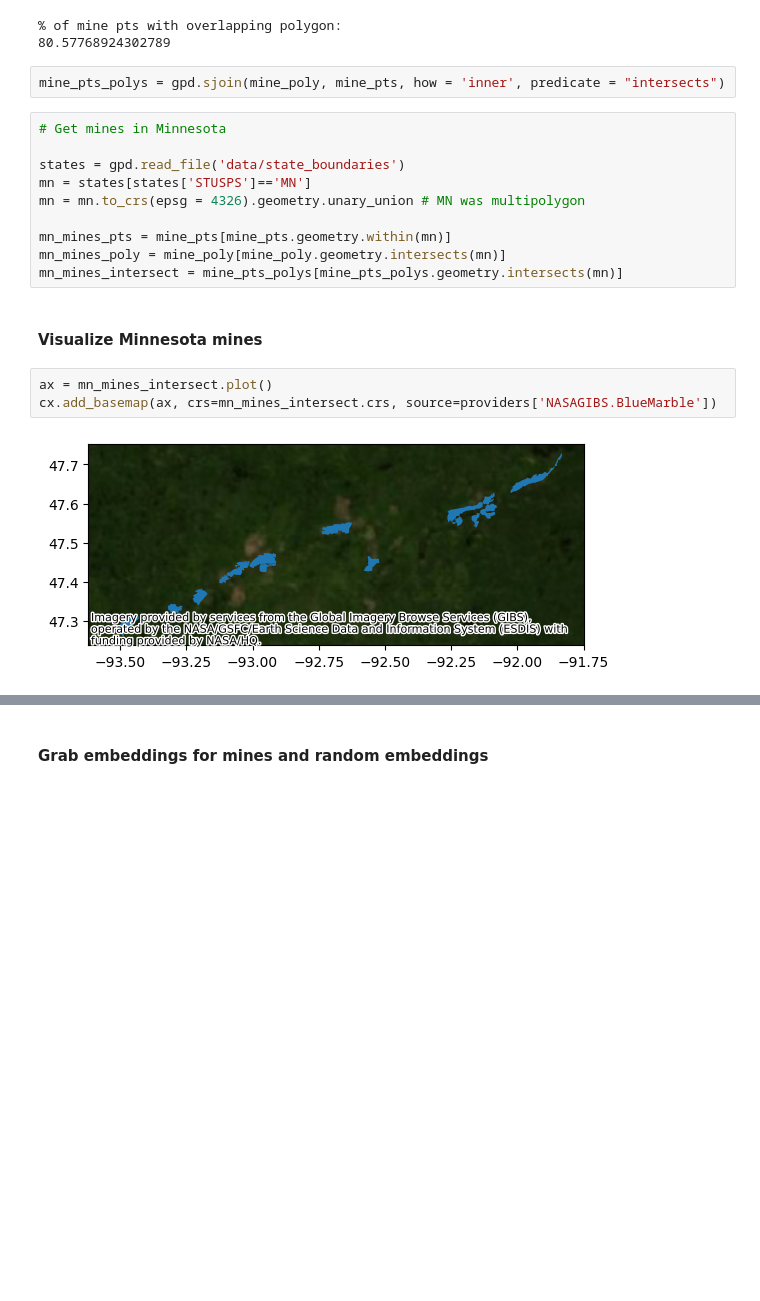
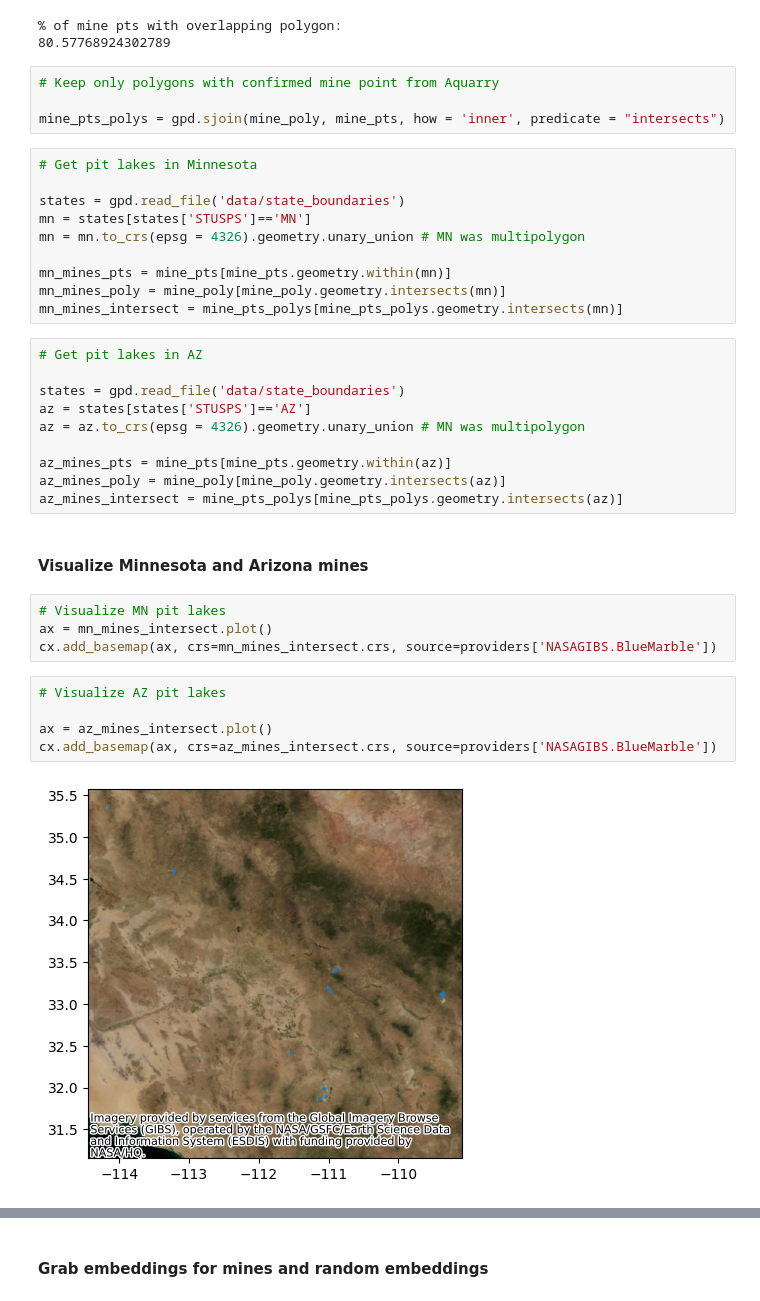
Before and after one commit to Ode-PBLLC/aquarry, a Jupyter notebook: mine_mapping.ipynb, the cells around one changed output, grey strips where cells are left out. Cells and saved outputs as stored; diff of their text form; blank space fills up the shorter version.

```diff
--- a/mine_mapping.ipynb
+++ b/mine_mapping.ipynb
@@ -164,9 +149,11 @@ print(len(overlap_check)/len(mine_pts)*100)
 % of mine pts with overlapping polygon:
 80.57768924302789
 # %%
+# Keep only polygons with confirmed mine point from Aquarry
+
 mine_pts_polys = gpd.sjoin(mine_poly, mine_pts, how = 'inner', predicate = "intersects")
 # %%
-# Get mines in Minnesota
+# Get pit lakes in Minnesota
 
 states = gpd.read_file('data/state_boundaries')
 mn = states[states['STUSPS']=='MN']
@@ -175,10 +162,26 @@ mn = mn.to_crs(epsg = 4326).geometry.unary_union # MN was multipolygon
 mn_mines_pts = mine_pts[mine_pts.geometry.within(mn)]
 mn_mines_poly = mine_poly[mine_poly.geometry.intersects(mn)]
 mn_mines_intersect = mine_pts_polys[mine_pts_polys.geometry.intersects(mn)]
+# %%
+# Get pit lakes in AZ
+
+states = gpd.read_file('data/state_boundaries')
+az = states[states['STUSPS']=='AZ']
+az = az.to_crs(epsg = 4326).geometry.unary_union # MN was multipolygon
+
+az_mines_pts = mine_pts[mine_pts.geometry.within(az)]
+az_mines_poly = mine_poly[mine_poly.geometry.intersects(az)]
+az_mines_intersect = mine_pts_polys[mine_pts_polys.geometry.intersects(az)]
 # %% [markdown]
-#### Visualize Minnesota mines
+#### Visualize Minnesota and Arizona mines
+# %%
+# Visualize MN pit lakes
+ax = mn_mines_intersect.plot()
+cx.add_basemap(ax, crs=mn_mines_intersect.crs, source=providers['NASAGIBS.BlueMarble'])
 # %%
-ax = mn_mines_intersect.plot()
-cx.add_basemap(ax, crs=mn_mines_intersect.crs, source=providers['NASAGIBS.BlueMarble'])
+# Visualize AZ pit lakes
+
+ax = az_mines_intersect.plot()
+cx.add_basemap(ax, crs=az_mines_intersect.crs, source=providers['NASAGIBS.BlueMarble'])
 # %% [output]
-[figure, old version]
+[figure, new version]
```
Also changed, not shown: parts of 41 cells of this notebook.
